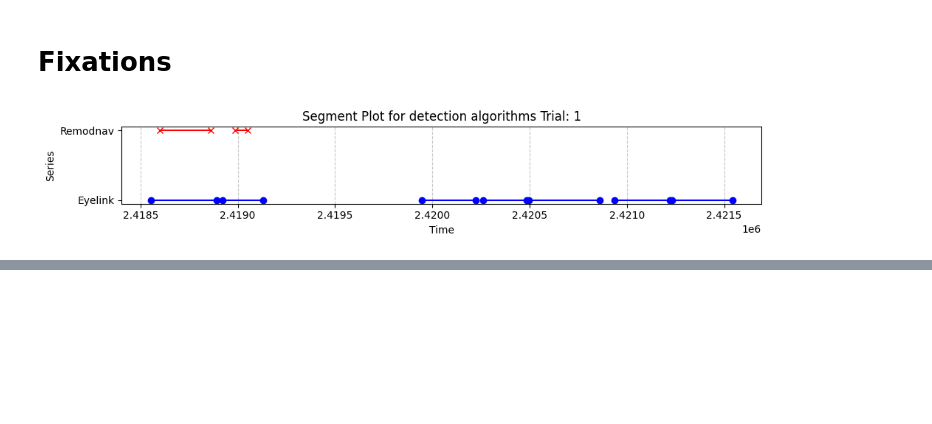
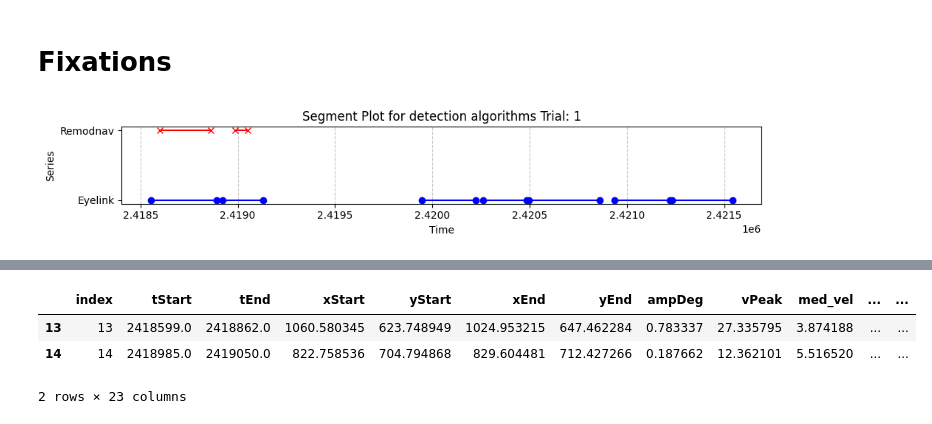
Before and after one commit to NeuroLIAA/pyxations, a Jupyter notebook: notebooks/Eyelink tutorial.ipynb, the cells around one changed output, grey strips where cells are left out. Saved outputs shown, nothing was run; the diff lists cells and outputs as text; code cells hidden in the pictures; blank space fills up the shorter version.

```diff
--- a/notebooks/Eyelink tutorial.ipynb
+++ b/notebooks/Eyelink tutorial.ipynb
@@ -161,0 +162,7 @@ plot_comparison(df_fix_eyelink, df_fix_remodnav, 50)
+# %%
+df_fix_remodnav[df_fix_remodnav['trial_number']==1]
+# %% [output]
+|  | index | tStart | tEnd | xStart | yStart | xEnd | yEnd | ampDeg | vPeak | med_vel | ... | ... |
+| 13 | 13 | 2418599.0 | 2418862.0 | 1060.580345 | 623.748949 | 1024.953215 | 647.462284 | 0.783337 | 27.335795 | 3.874188 | ... | ... |
+| 14 | 14 | 2418985.0 | 2419050.0 | 822.758536 | 704.794868 | 829.604481 | 712.427266 | 0.187662 | 12.362101 | 5.516520 | ... | ... |
+2 rows × 23 columns
```
Also changed, not shown: parts of 6 cells of this notebook, 1 other file.
